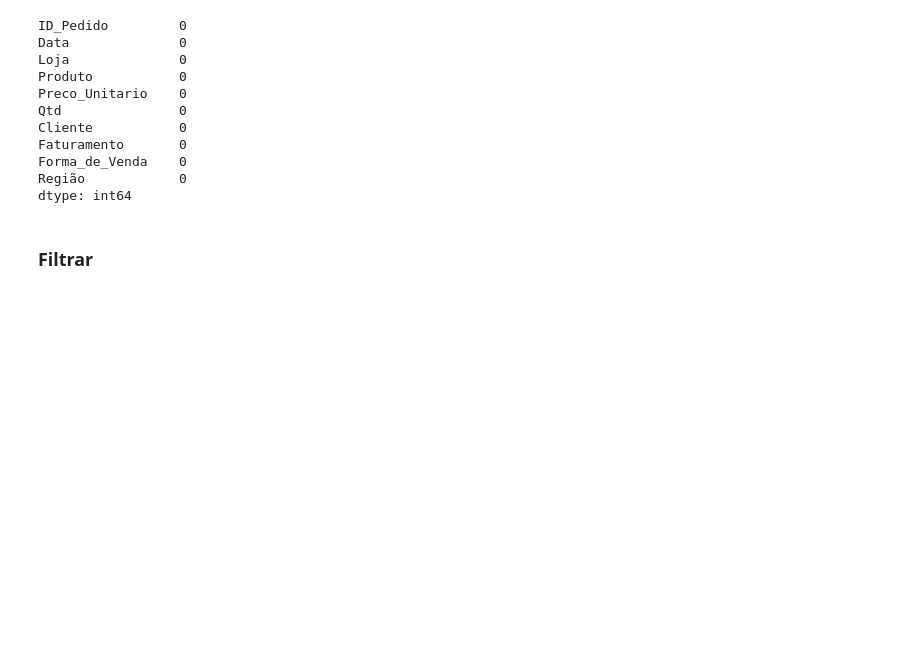
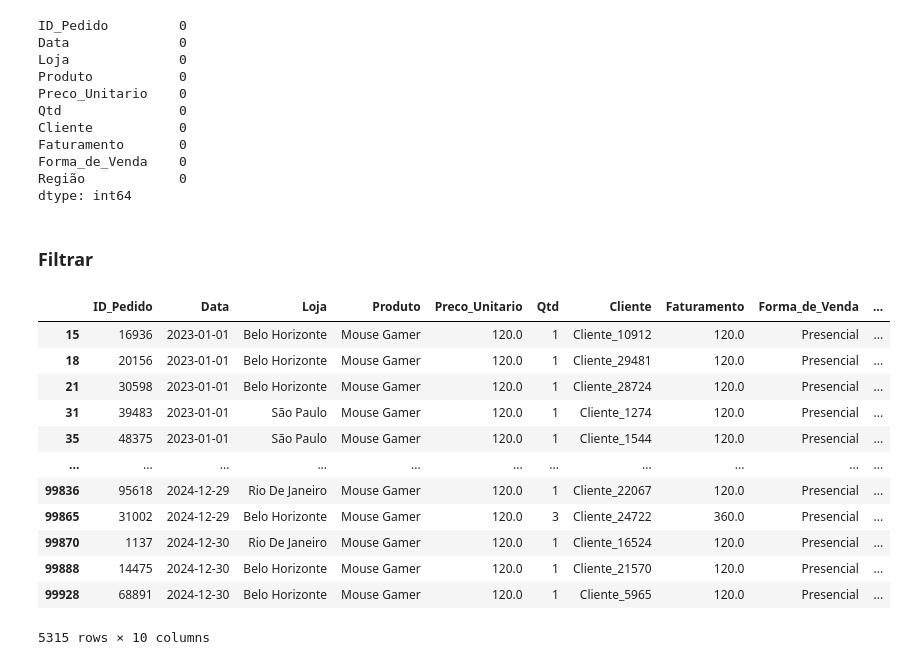
Before and after one commit to jhonathaann/Pandas, a Jupyter notebook: Introducao/inicio_dois.ipynb, the cells around one changed output. Drawn from its saved outputs; the diff is of its cells as text; code cells hidden in the pictures; blank space fills up the shorter version.

```diff
--- a/Introducao/inicio_dois.ipynb
+++ b/Introducao/inicio_dois.ipynb
@@ -223,26 +226,50 @@ dtype: int64
 # %%
 
 ### Ordenando o df com base na coluna de Data. dentro das que possuem Data igual, ele vai ordenar pela quantidade
 df_analise = df_analise.sort_values(by=["Data", "Qtd"]) # essa operação emperalha os indices. é recomendado dar um reset para resetar os indices de volta ao convencional
 df_analise = df_analise.reset_index(drop=True) # drop=True joga o indice antigo fora. se vc n faz isso ele cria uma nova coluna com os indices antigos
 
 # supondo que eu so queira pegar algumas informações (loja, produto e cliente) para um dado id_pedido informadp
 id_pedido = 1
 
 # display(df_analise)
 
 ## .loc[linha, coluna]  --> localiza por nome da coluna e por nome da linha
 # display(df_analise.loc[id_pedido, ["Loja", "Produto", "Cliente"]]) # aqui eu estou indo la linha 1 e pegando as info das colunas que eu pedi
 # display(df_analise.loc[df_analise["ID_Pedido"]==1, ["Loja","Produto", "Cliente"]]) # aqui eu estou indo na linha aonde a coluna ID_Pedido tem valor igual a 1 e pegando as info das coluinas selecionadas
 
 ## .iloc[linha, coluna]  --> localiza por posicao, ou seja, ele é impactado pela ordem em que o df esta montado
 
 # condicional
 id_pedido_4 = df_analise[df_analise["ID_Pedido"]==4]
 
 # display(id_pedido_4)
 
 # ===============================================================================
 ### exportar pedaços da base: todas as vendas onde Loja é São paulo
 df_vendas_sp = df_analise[df_analise["Loja"]=="São Paulo"]
-df_vendas_sp.to_csv("Vendas_SP.csv", index=False)
+# df_vendas_sp.to_csv("Vendas_SP.csv", index=False)
+
+## exportar todas as vendas cujo ano é 2024
+# como a coluna de Data é do tipo data, eu posso aplicar nela as funcoes desse tipo que o python tem
+df_vendas_2024 = df_analise[df_analise["Data"].dt.year==2024]
+
+
+## duplas condições --> por exemplo eu quero todas as vendas do produto Mouse Gamer da regiao sudeste
+# df_analise[condicao1 & condicao2]
+df_mouse_sudeste = df_analise[(df_analise["Produto"]=="Mouse Gamer")& (df_analise["Região"]=="Sudeste")]
+display(df_mouse_sudeste)
+# %% [output]
+|  | ID_Pedido | Data | Loja | Produto | Preco_Unitario | Qtd | Cliente | Faturamento | Forma_de_Venda | ... |
+| 15 | 16936 | 2023-01-01 | Belo Horizonte | Mouse Gamer | 120.0 | 1 | Cliente_10912 | 120.0 | Presencial | ... |
+| 18 | 20156 | 2023-01-01 | Belo Horizonte | Mouse Gamer | 120.0 | 1 | Cliente_29481 | 120.0 | Presencial | ... |
+| 21 | 30598 | 2023-01-01 | Belo Horizonte | Mouse Gamer | 120.0 | 1 | Cliente_28724 | 120.0 | Presencial | ... |
+| 31 | 39483 | 2023-01-01 | São Paulo | Mouse Gamer | 120.0 | 1 | Cliente_1274 | 120.0 | Presencial | ... |
+| 35 | 48375 | 2023-01-01 | São Paulo | Mouse Gamer | 120.0 | 1 | Cliente_1544 | 120.0 | Presencial | ... |
+| ... | ... | ... | ... | ... | ... | ... | ... | ... | ... | ... |
+| 99836 | 95618 | 2024-12-29 | Rio De Janeiro | Mouse Gamer | 120.0 | 1 | Cliente_22067 | 120.0 | Presencial | ... |
+| 99865 | 31002 | 2024-12-29 | Belo Horizonte | Mouse Gamer | 120.0 | 3 | Cliente_24722 | 360.0 | Presencial | ... |
+| 99870 | 1137 | 2024-12-30 | Rio De Janeiro | Mouse Gamer | 120.0 | 1 | Cliente_16524 | 120.0 | Presencial | ... |
+| 99888 | 14475 | 2024-12-30 | Belo Horizonte | Mouse Gamer | 120.0 | 1 | Cliente_21570 | 120.0 | Presencial | ... |
+| 99928 | 68891 | 2024-12-30 | Belo Horizonte | Mouse Gamer | 120.0 | 1 | Cliente_5965 | 120.0 | Presencial | ... |
+5315 rows × 10 columns
```
Also changed, not shown: parts of 8 cells of this notebook, 1 other file.
